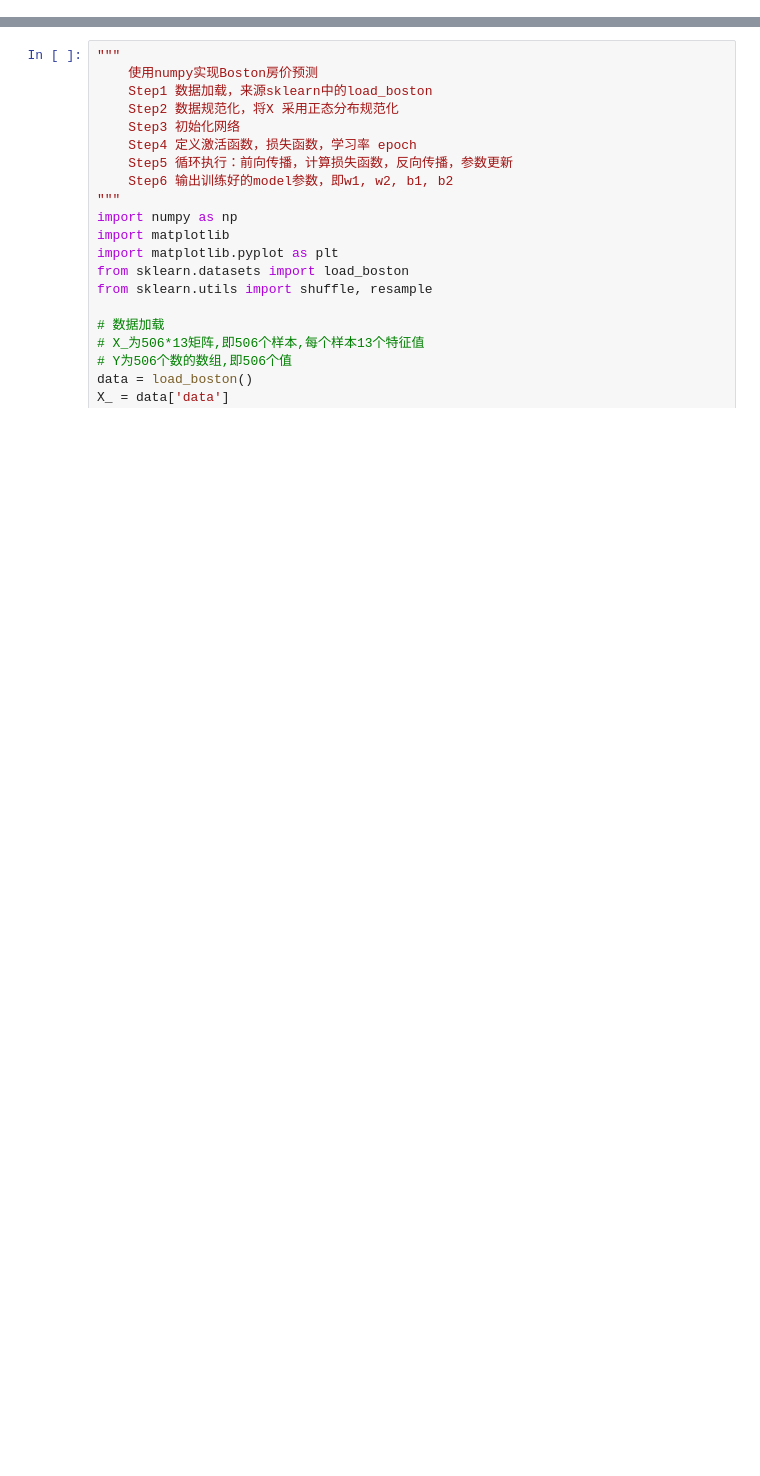
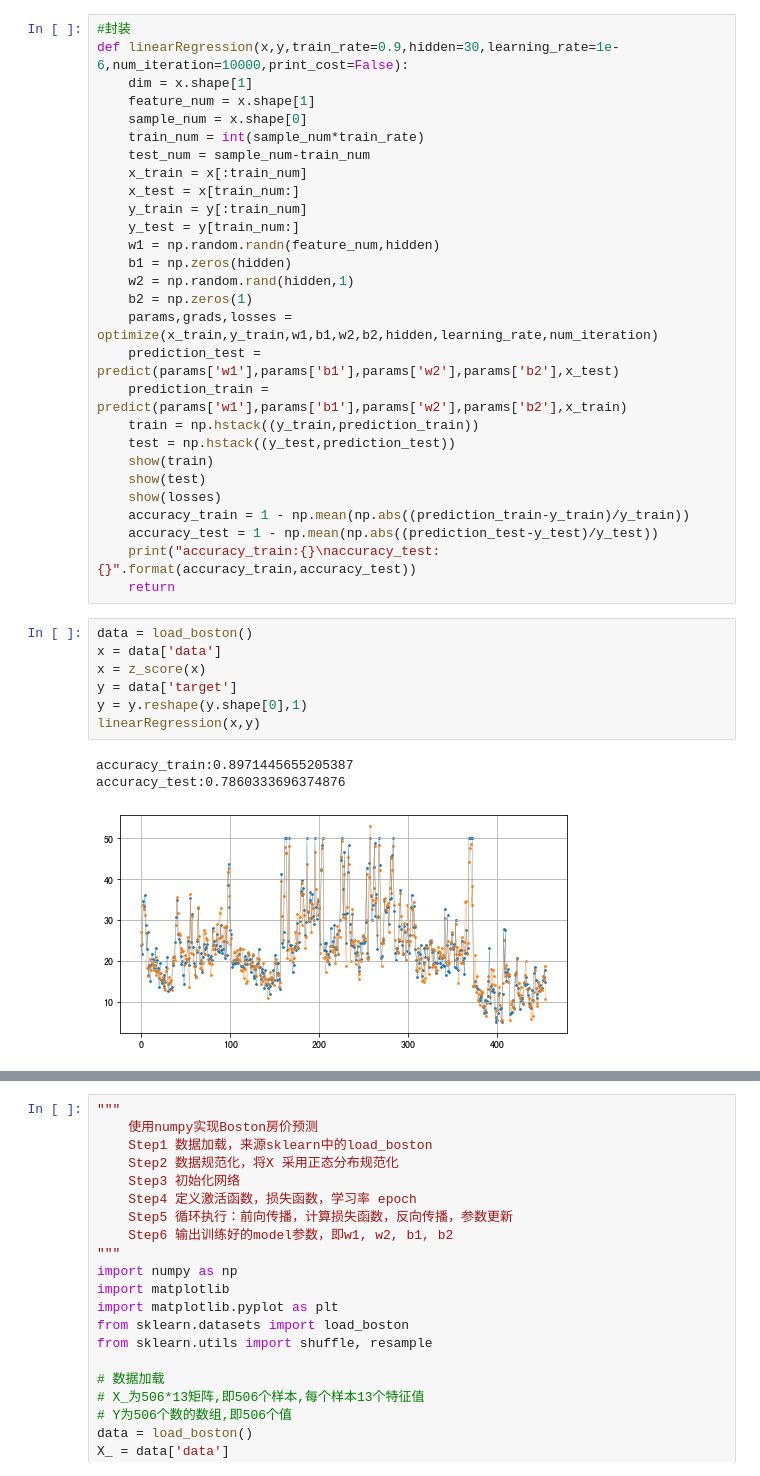
Before and after one commit to coekwaawu/cv_work, a Jupyter notebook: week2-boston.ipynb, the cells around one changed output, grey strips where cells are left out. Saved outputs shown, nothing was run; the diff lists cells and outputs as text; blank space fills up the shorter version.

```diff
--- a/week2-boston.ipynb
+++ b/week2-boston.ipynb
@@ -34,0 +89,39 @@ def show(x):
+# %%
+#封装
+def linearRegression(x,y,train_rate=0.9,hidden=30,learning_rate=1e-6,num_iteration=10000,print_cost=False):
+    dim = x.shape[1]
+    feature_num = x.shape[1]
+    sample_num = x.shape[0]
+    train_num = int(sample_num*train_rate)
+    test_num = sample_num-train_num
+    x_train = x[:train_num]
+    x_test = x[train_num:]
+    y_train = y[:train_num]
+    y_test = y[train_num:]
+    w1 = np.random.randn(feature_num,hidden)
+    b1 = np.zeros(hidden)
+    w2 = np.random.rand(hidden,1)
+    b2 = np.zeros(1)
+    params,grads,losses = optimize(x_train,y_train,w1,b1,w2,b2,hidden,learning_rate,num_iteration)
+    prediction_test = predict(params['w1'],params['b1'],params['w2'],params['b2'],x_test)
+    prediction_train = predict(params['w1'],params['b1'],params['w2'],params['b2'],x_train)
+    train = np.hstack((y_train,prediction_train))
+    test = np.hstack((y_test,prediction_test))
+    show(train)
+    show(test)
+    show(losses)
+    accuracy_train = 1 - np.mean(np.abs((prediction_train-y_train)/y_train))
+    accuracy_test = 1 - np.mean(np.abs((prediction_test-y_test)/y_test))
+    print("accuracy_train:{}\naccuracy_test:{}".format(accuracy_train,accuracy_test))
+    return
+# %%
+data = load_boston()
+x = data['data']
+x = z_score(x)
+y = data['target']
+y = y.reshape(y.shape[0],1)
+linearRegression(x,y)
+# %% [output]
+accuracy_train:0.8971445655205387
+accuracy_test:0.7860333696374876
+[figure, added]
```
Also changed, not shown: parts of 5 cells of this notebook.
